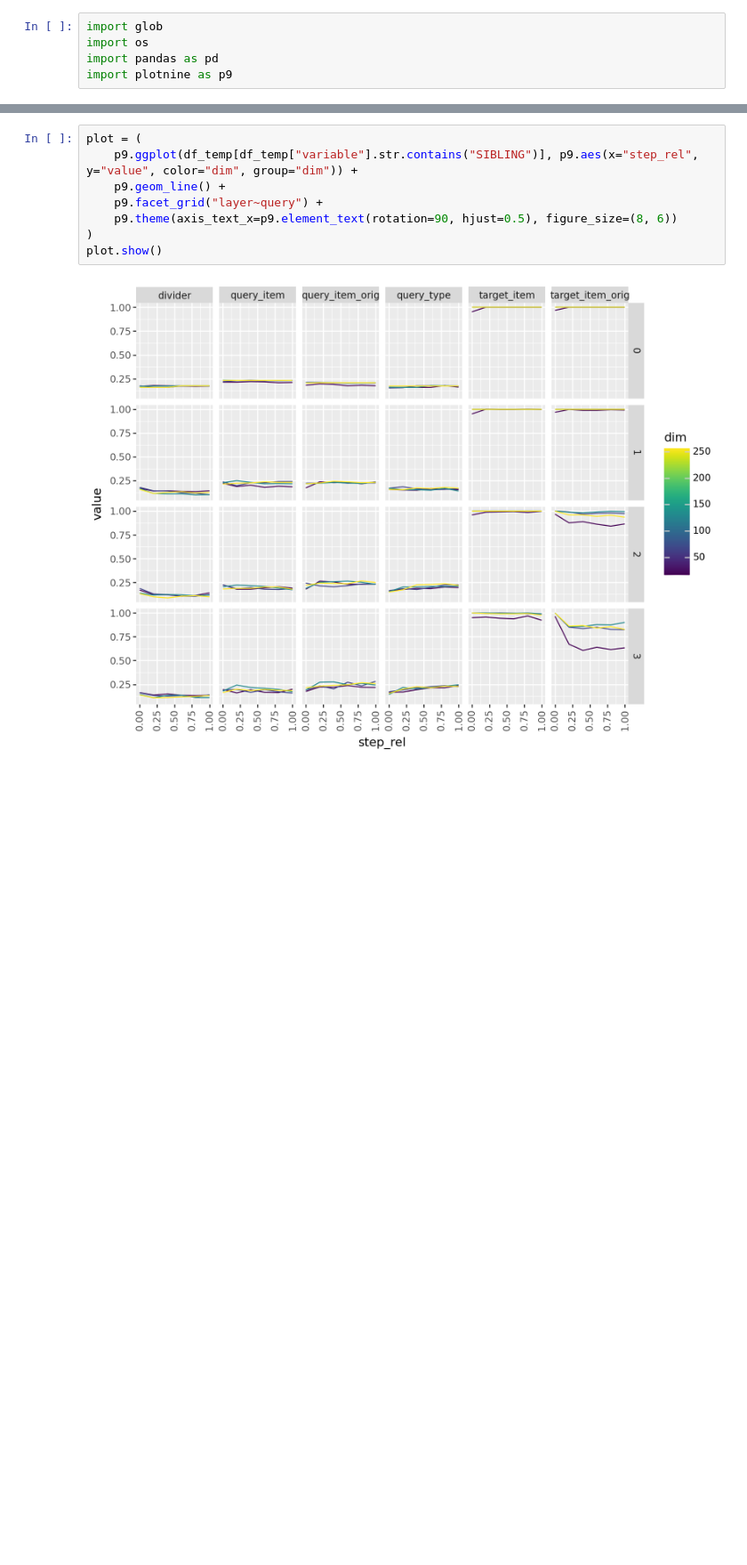
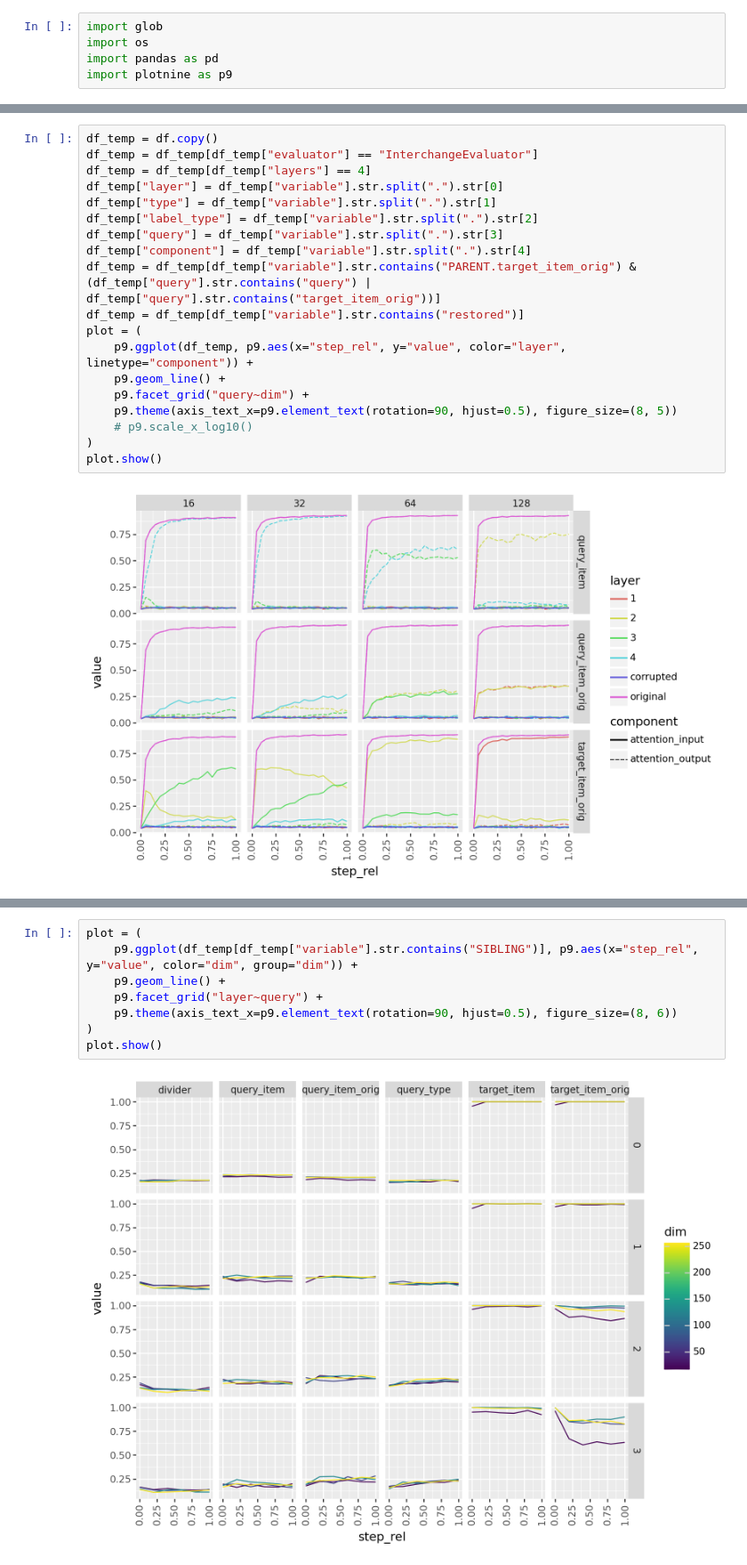
Before and after one commit to aryamanarora/tinylang, a Jupyter notebook: notebooks/Width.ipynb, the cells around one changed output, grey strips where cells are left out. Shown at 89% size. Saved outputs shown, nothing was run; the diff lists cells and outputs as text; blank space fills up the shorter version.

```diff
--- a/notebooks/Width.ipynb
+++ b/notebooks/Width.ipynb
@@ -109,0 +125,21 @@ plot.show()
+# %%
+df_temp = df.copy()
+df_temp = df_temp[df_temp["evaluator"] == "InterchangeEvaluator"]
+df_temp = df_temp[df_temp["layers"] == 4]
+df_temp["layer"] = df_temp["variable"].str.split(".").str[0]
+df_temp["type"] = df_temp["variable"].str.split(".").str[1]
+df_temp["label_type"] = df_temp["variable"].str.split(".").str[2]
+df_temp["query"] = df_temp["variable"].str.split(".").str[3]
+df_temp["component"] = df_temp["variable"].str.split(".").str[4]
+df_temp = df_temp[df_temp["variable"].str.contains("PARENT.target_item_orig") & (df_temp["query"].str.contains("query") | df_temp["query"].str.contains("target_item_orig"))]
+df_temp = df_temp[df_temp["variable"].str.contains("restored")]
+plot = (
+    p9.ggplot(df_temp, p9.aes(x="step_rel", y="value", color="layer", linetype="component")) +
+    p9.geom_line() +
+    p9.facet_grid("query~dim") +
+    p9.theme(axis_text_x=p9.element_text(rotation=90, hjust=0.5), figure_size=(8, 5))
+    # p9.scale_x_log10()
+)
+plot.show()
+# %% [output]
+[figure, added]
```
Also changed, not shown: parts of 7 cells of this notebook, 5 other files.
